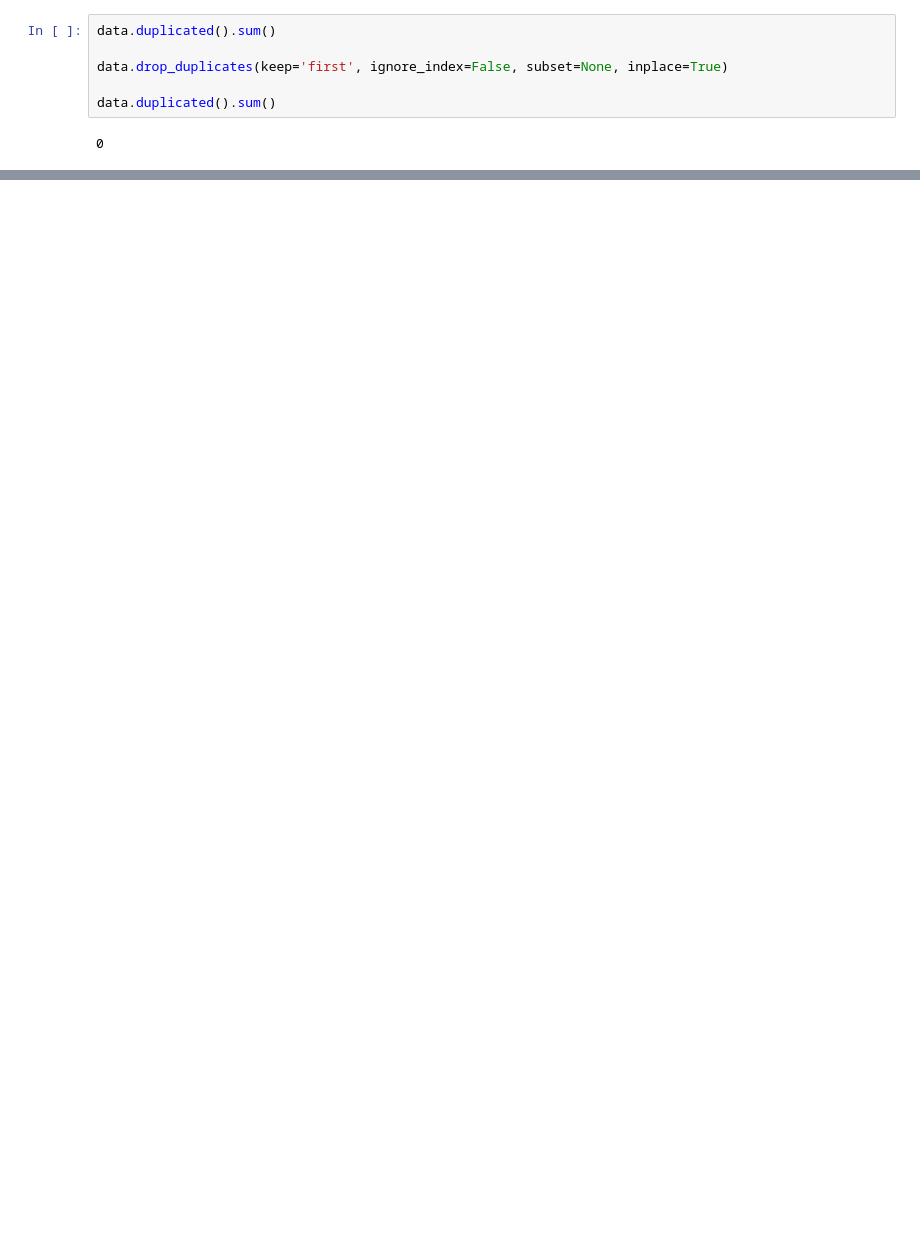
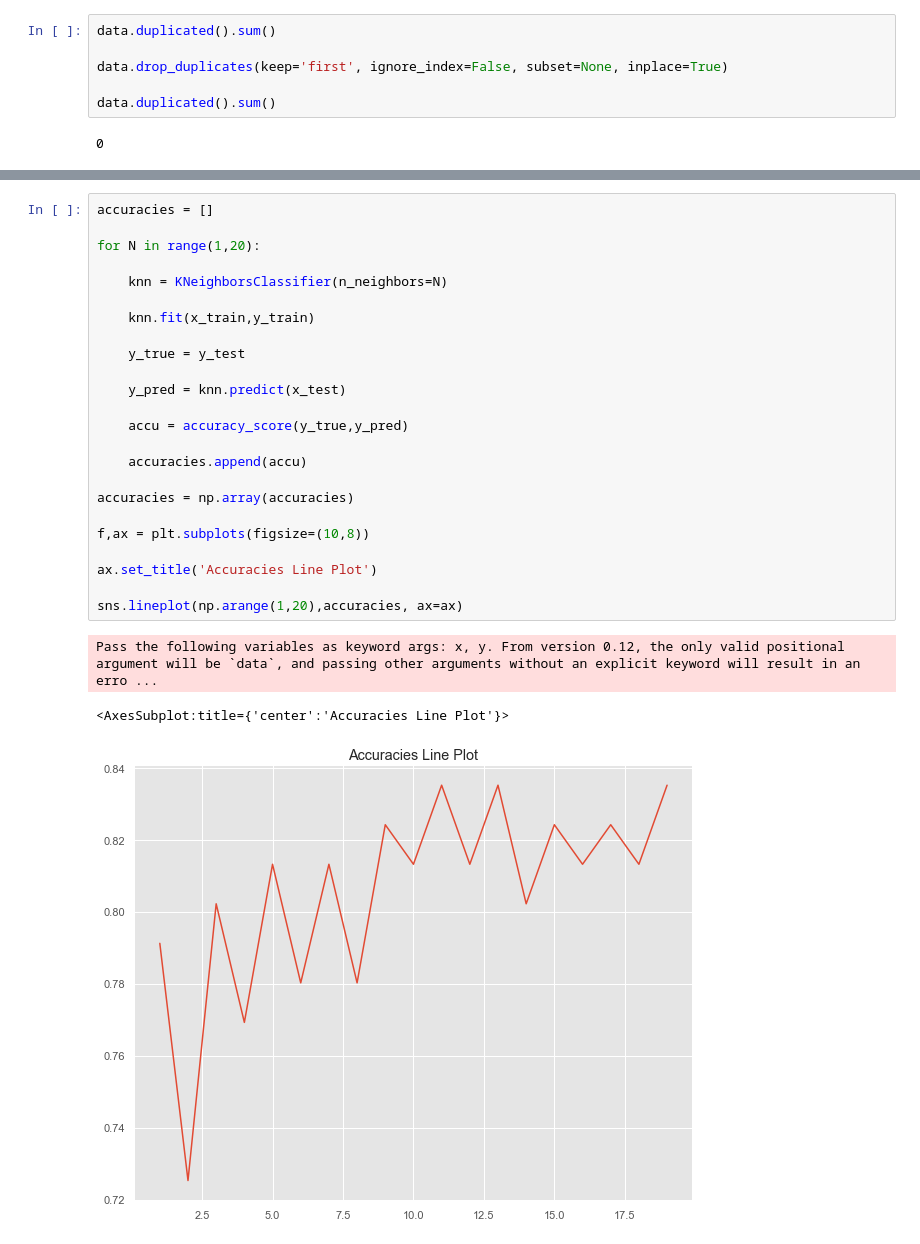
Before and after one commit to Omuk/Reborn, a Jupyter notebook: Data Practice/Practice_Field.ipynb, the cells around one changed output, grey strips where cells are left out. Cells and saved outputs as stored; diff of their text form; blank space fills up the shorter version.

```diff
--- a/Data Practice/Practice_Field.ipynb
+++ b/Data Practice/Practice_Field.ipynb
@@ -148,0 +159,28 @@ A column-vector y was passed when a 1d array was expected. Please change the sha
+# %%
+accuracies = []
+
+for N in range(1,20):
+
+    knn = KNeighborsClassifier(n_neighbors=N)
+
+    knn.fit(x_train,y_train)
+
+    y_true = y_test
+
+    y_pred = knn.predict(x_test)
+
+    accu = accuracy_score(y_true,y_pred)
+
+    accuracies.append(accu)
+
+accuracies = np.array(accuracies)
+
+f,ax = plt.subplots(figsize=(10,8))
+
+ax.set_title('Accuracies Line Plot')
+
+sns.lineplot(np.arange(1,20),accuracies, ax=ax)
+# %% [output]
+Pass the following variables as keyword args: x, y. From version 0.12, the only valid positional argument will be `data`, and passing other arguments without an explicit keyword will result in an erro ...
+<AxesSubplot:title={'center':'Accuracies Line Plot'}>
+[figure, added]
```
Also changed, not shown: parts of 17 cells of this notebook.
